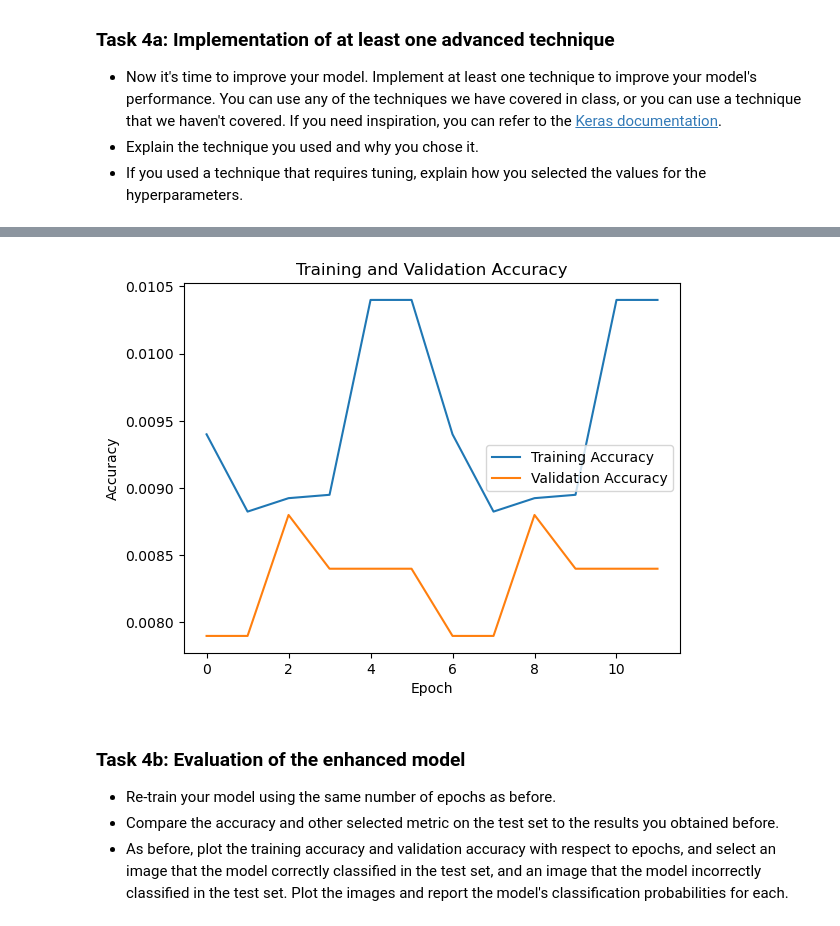
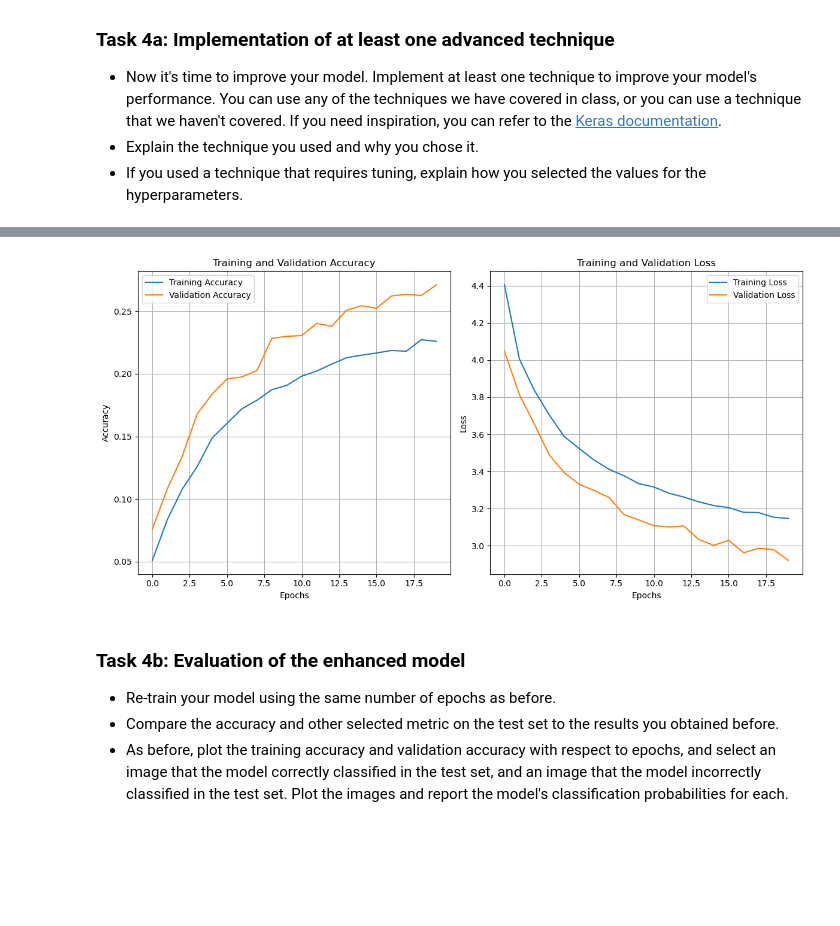
Before and after one commit to jtfb/deep_learning, a Jupyter notebook: 02_activities/assignments/assignment_1.ipynb, the cells around one changed output, grey strips where cells are left out. Drawn from its saved outputs; the diff is of its cells as text; code cells hidden in the pictures; blank space fills up the shorter version.

```diff
--- a/02_activities/assignments/assignment_1.ipynb
+++ b/02_activities/assignments/assignment_1.ipynb
@@ -448,32 +452,49 @@ Epoch 6/20
 # %%
 ############ ANSWERS ##############
 
 ########### QUESTION 2 ##################
 
-# Plot Training and Validation Accuracy
-def plot_accuracy(history):
-    train_acc = history.history['accuracy'] + history.history['accuracy']
-    val_acc = history.history['val_accuracy'] + history.history['val_accuracy']
+# Extract accuracy and loss from the history object
+train_acc = history.history['accuracy']
+val_acc = history.history['val_accuracy']
+train_loss = history.history['loss']
+val_loss = history.history['val_loss']
 
-    plt.plot(train_acc, label='Training Accuracy')
-    plt.plot(val_acc, label='Validation Accuracy')
-    plt.xlabel('Epoch')
-    plt.ylabel('Accuracy')
-    plt.title('Training and Validation Accuracy')
-    plt.legend()
-    plt.show()
+# Plot accuracy
+plt.figure(figsize=(12, 6))
 
-# Call the function to plot
-plot_accuracy(history)
+# Accuracy Plot
+plt.subplot(1, 2, 1)
+plt.plot(train_acc, label='Training Accuracy')
+plt.plot(val_acc, label='Validation Accuracy')
+plt.title('Training and Validation Accuracy')
+plt.xlabel('Epochs')
+plt.ylabel('Accuracy')
+plt.legend()
+plt.grid(True)
+
+# Loss Plot
+plt.subplot(1, 2, 2)
+plt.plot(train_loss, label='Training Loss')
+plt.plot(val_loss, label='Validation Loss')
+plt.title('Training and Validation Loss')
+plt.xlabel('Epochs')
+plt.ylabel('Loss')
+plt.legend()
+plt.grid(True)
+
+# Show the plots
+plt.tight_layout()
+plt.show()
 
 # My new implementations:
 # - Implemented ReduceLROnPlateau so it dinamically adjust the learning rate when the model stops learning
 # - Added more layers to help the model learn more
 # - Added Dropout to prevent overfitting by reducing model complexity
 # - Used Data Augmentation to artificially increase the training dataset
 # - Fine-tuned at the end
 # %% [output]
-[figure, old version]
+[figure, new version]
 # %% [markdown]
 ### Task 4b: Evaluation of the enhanced model
 
```
Also changed, not shown: parts of 3 cells of this notebook.
